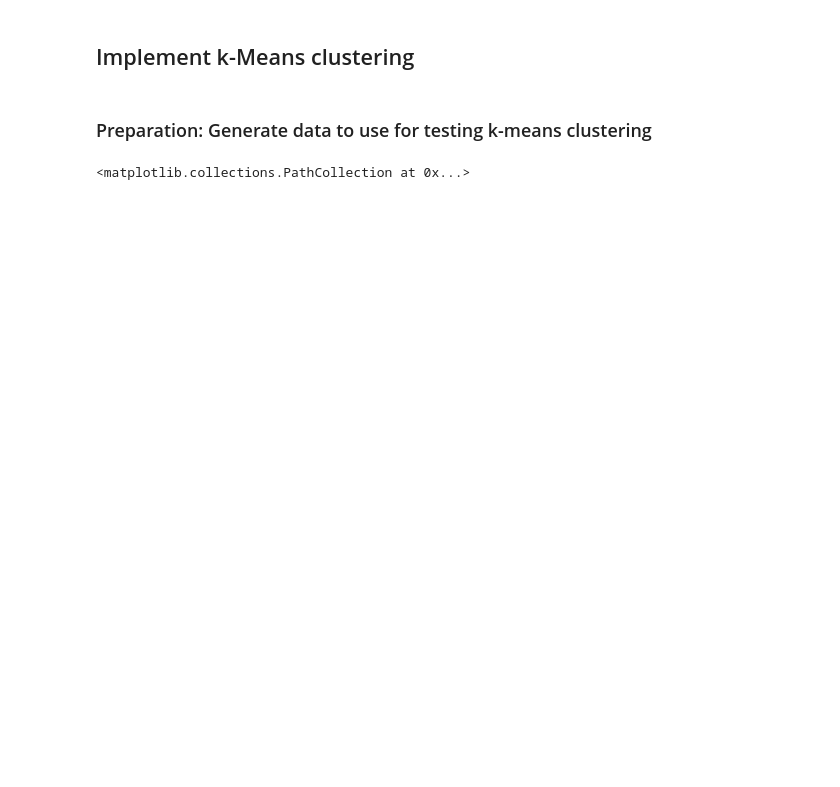
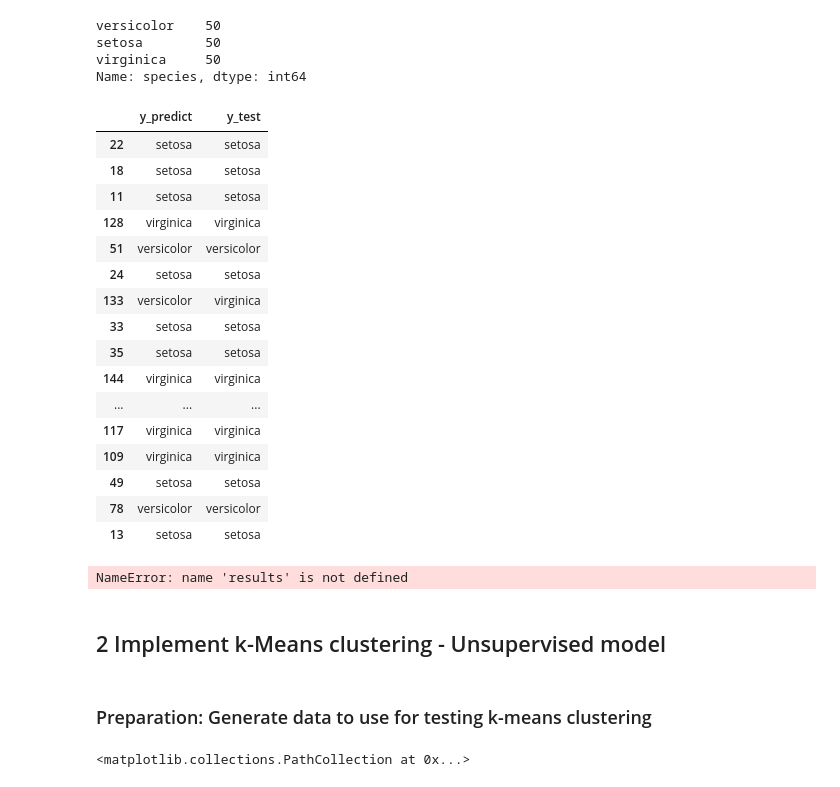
Before and after one commit to hebilidu/DI_Bootcamp, a Jupyter notebook: Week07/Day3/w07d3_Course/K-means_exercise.ipynb, the cells around one changed output. Drawn from its saved outputs; the diff is of its cells as text; code cells hidden in the pictures; blank space fills up the shorter version.

```diff
--- a/Week07/Day3/w07d3_Course/K-means_exercise.ipynb
+++ b/Week07/Day3/w07d3_Course/K-means_exercise.ipynb
@@ -1,5 +13,52 @@
+# %%
+df = pd.read_csv('https://raw.githubusercontent.com/mwaskom/seaborn-data/master/iris.csv')
+df.species.value_counts()
+# %% [output]
+versicolor    50
+setosa        50
+virginica     50
+Name: species, dtype: int64
+# %%
+# separate target (dependent variables) and features (independent variables)
+y = df['species']
+X = df[['petal_length', 'petal_width']]
+# %%
+# dispatch data into Train and Test sets
+X_train, X_test, y_train, y_test = train_test_split(X, y, test_size=0.25)
+# %%
+# use KNN class with n neighbors as  a  hyper-parameter
+knn = KNeighborsClassifier(n_neighbors=5)
+knn.fit(X_train, y_train)
+y_pred = knn.predict(X_test)
+# %%
+# y_test is the real label of the data set
+# y_pred is the predicted label by KNN.
+pd.DataFrame({'y_predict': y_pred, 'y_test': y_test})
+# %% [output]
+|  | y_predict | y_test |
+| 22 | setosa | setosa |
+| 18 | setosa | setosa |
+| 11 | setosa | setosa |
+| 128 | virginica | virginica |
+| 51 | versicolor | versicolor |
+| 24 | setosa | setosa |
+| 133 | versicolor | virginica |
+| 33 | setosa | setosa |
+| 35 | setosa | setosa |
+| 144 | virginica | virginica |
+| ... | ... | ... |
+| 117 | virginica | virginica |
+| 109 | virginica | virginica |
+| 49 | setosa | setosa |
+| 78 | versicolor | versicolor |
+| 13 | setosa | setosa |
+# %%
+# list the matches between the two sets
+(results['y_predict'] == results['y_test']).mean()
+# %% [output]
+NameError: name 'results' is not defined
 # %% [markdown]
-## Implement k-Means clustering
+## 2 Implement k-Means clustering - Unsupervised model
 # %%
 import numpy as np
 import pandas as pd
```
Also changed, not shown: parts of 22 cells of this notebook, 9 other files.
